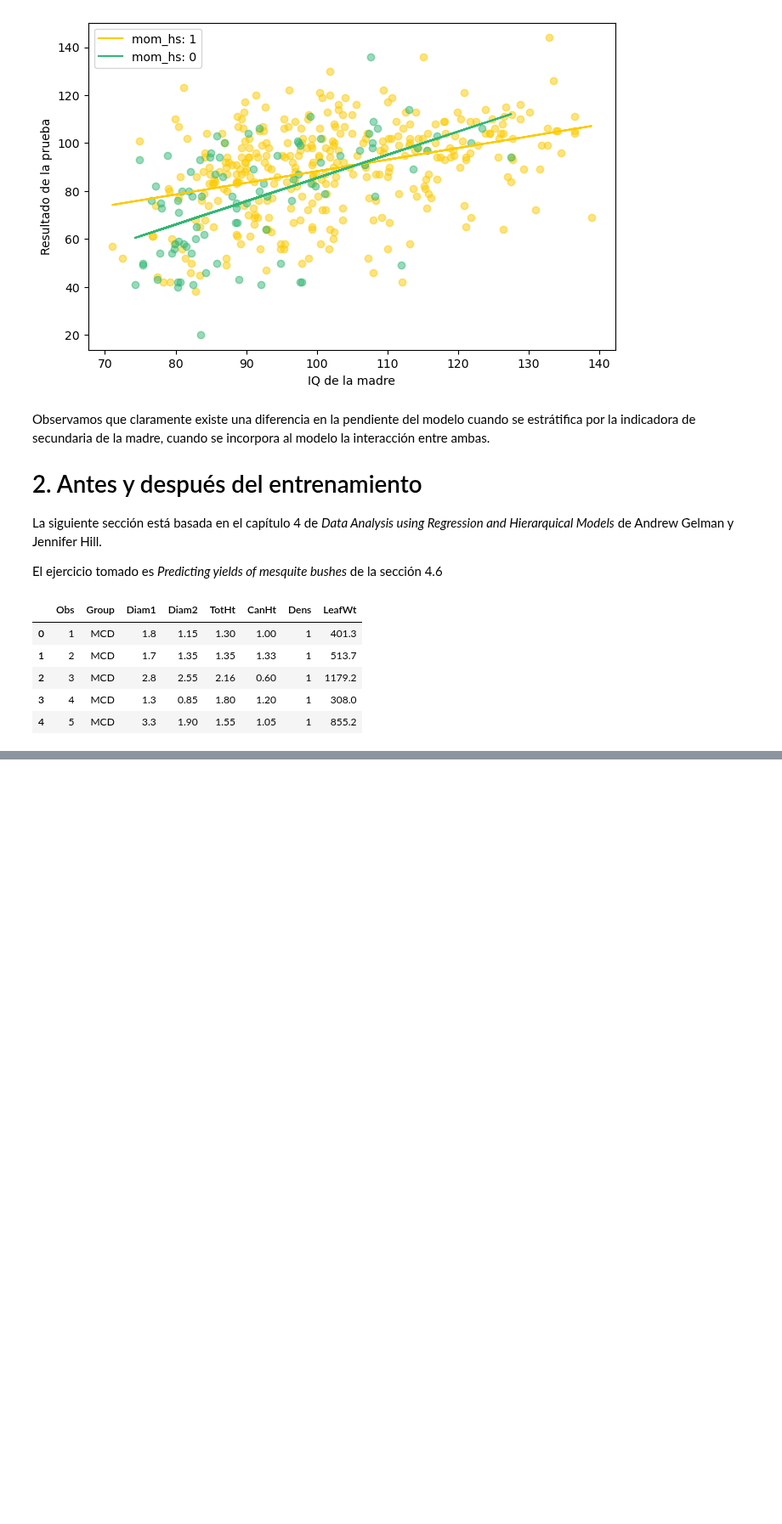
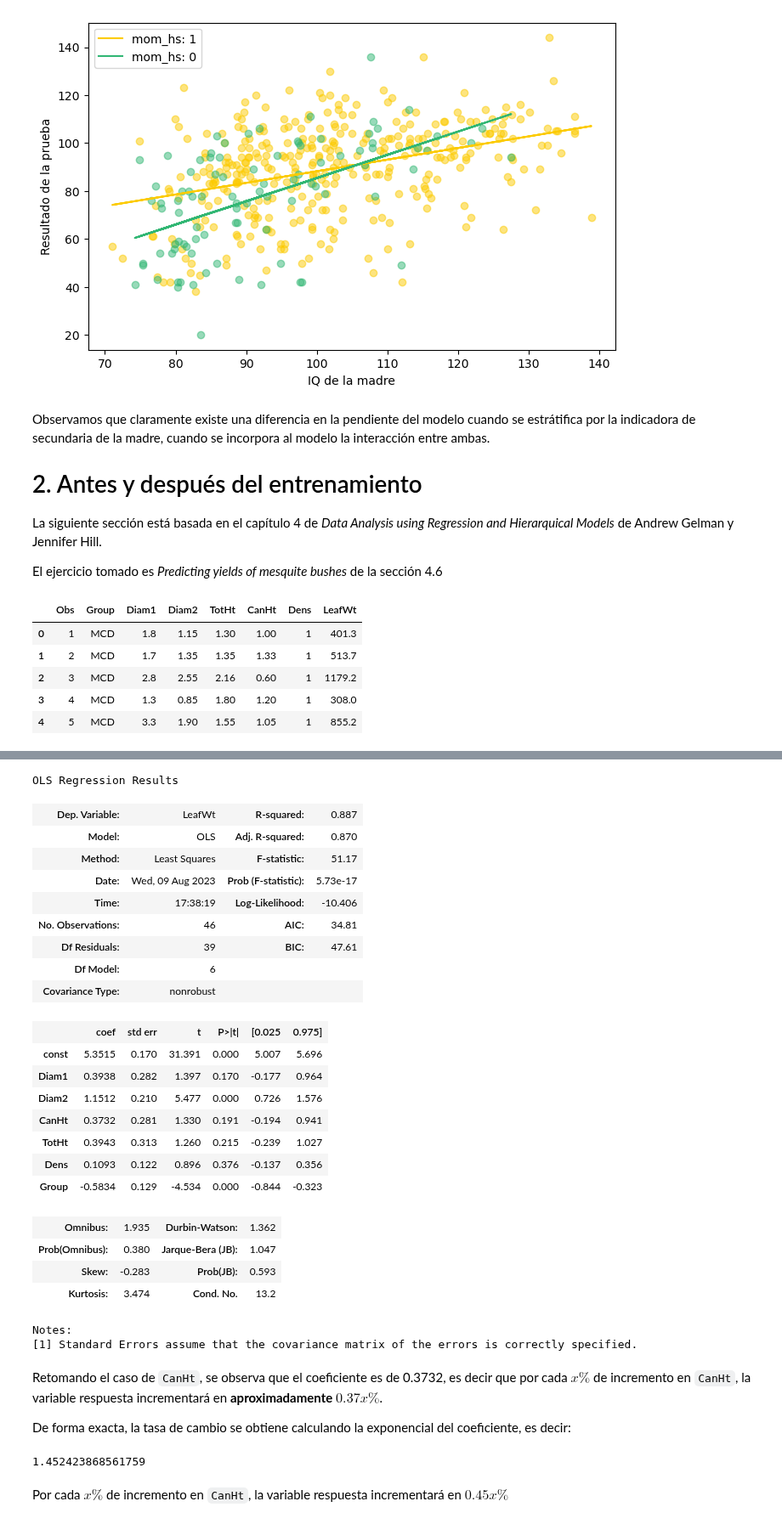
Before and after one commit to CAMM961001/bayesian_analysis, a Jupyter notebook: notebooks/03_regresion_lineal.ipynb, the cells around one changed output, grey strips where cells are left out. Shown at 85% size. Drawn from its saved outputs; the diff is of its cells as text; code cells hidden in the pictures; blank space fills up the shorter version.

```diff
--- a/notebooks/03_regresion_lineal.ipynb
+++ b/notebooks/03_regresion_lineal.ipynb
@@ -378,0 +410,53 @@ lin_reg.
+# %%
+# Definición de datos para el modelo
+x_train = (
+    np.log(mesquite[['Diam1', 'Diam2', 'CanHt', 'TotHt', 'Dens']])
+    .assign(
+        Group = lambda df: pd.Categorical(mesquite.Group, categories=['MCD','ALS']).codes)
+)
+
+# Agregar intercepto y variable respuesta
+x_train = sm.add_constant(data=x_train)
+y_train = np.log(mesquite.LeafWt)
+
+# Iniciar instancia de modelo
+lin_reg = sm.OLS(y_train, x_train)
+
+# Entrenamiento y resumen
+results = lin_reg.fit()
+results.summary()
+# %% [output]
+OLS Regression Results
+| Dep. Variable: | LeafWt | R-squared: | 0.887 |
+| Model: | OLS | Adj. R-squared: | 0.870 |
+| Method: | Least Squares | F-statistic: | 51.17 |
+| Date: | Wed, 09 Aug 2023 | Prob (F-statistic): | 5.73e-17 |
+| Time: | 17:38:19 | Log-Likelihood: | -10.406 |
+| No. Observations: | 46 | AIC: | 34.81 |
+| Df Residuals: | 39 | BIC: | 47.61 |
+| Df Model: | 6 |  |  |
+| Covariance Type: | nonrobust |  |  |
+|  | coef | std err | t | P>|t| | [0.025 | 0.975] |
+| const | 5.3515 | 0.170 | 31.391 | 0.000 | 5.007 | 5.696 |
+| Diam1 | 0.3938 | 0.282 | 1.397 | 0.170 | -0.177 | 0.964 |
+| Diam2 | 1.1512 | 0.210 | 5.477 | 0.000 | 0.726 | 1.576 |
+| CanHt | 0.3732 | 0.281 | 1.330 | 0.191 | -0.194 | 0.941 |
+| TotHt | 0.3943 | 0.313 | 1.260 | 0.215 | -0.239 | 1.027 |
+| Dens | 0.1093 | 0.122 | 0.896 | 0.376 | -0.137 | 0.356 |
+| Group | -0.5834 | 0.129 | -4.534 | 0.000 | -0.844 | -0.323 |
+| Omnibus: | 1.935 | Durbin-Watson: | 1.362 |
+| Prob(Omnibus): | 0.380 | Jarque-Bera (JB): | 1.047 |
+| Skew: | -0.283 | Prob(JB): | 0.593 |
+| Kurtosis: | 3.474 | Cond. No. | 13.2 |
+Notes:
+[1] Standard Errors assume that the covariance matrix of the errors is correctly specified.
+# %% [markdown]
+Retomando el caso de `CanHt`, se observa que el coeficiente es de 0.3732, es decir que por cada $x\%$ de incremento en `CanHt`, la variable respuesta incrementará en **aproximadamente** $0.37x\%$.
+
+De forma exacta, la tasa de cambio se obtiene calculando la exponencial del coeficiente, es decir:
+# %%
+np.exp(results.params['CanHt'])
+# %% [output]
+1.452423868561759
+# %% [markdown]
+Por cada $x\%$ de incremento en `CanHt`, la variable respuesta incrementará en $0.45x\%$
```
Also changed, not shown: parts of 7 cells of this notebook.
